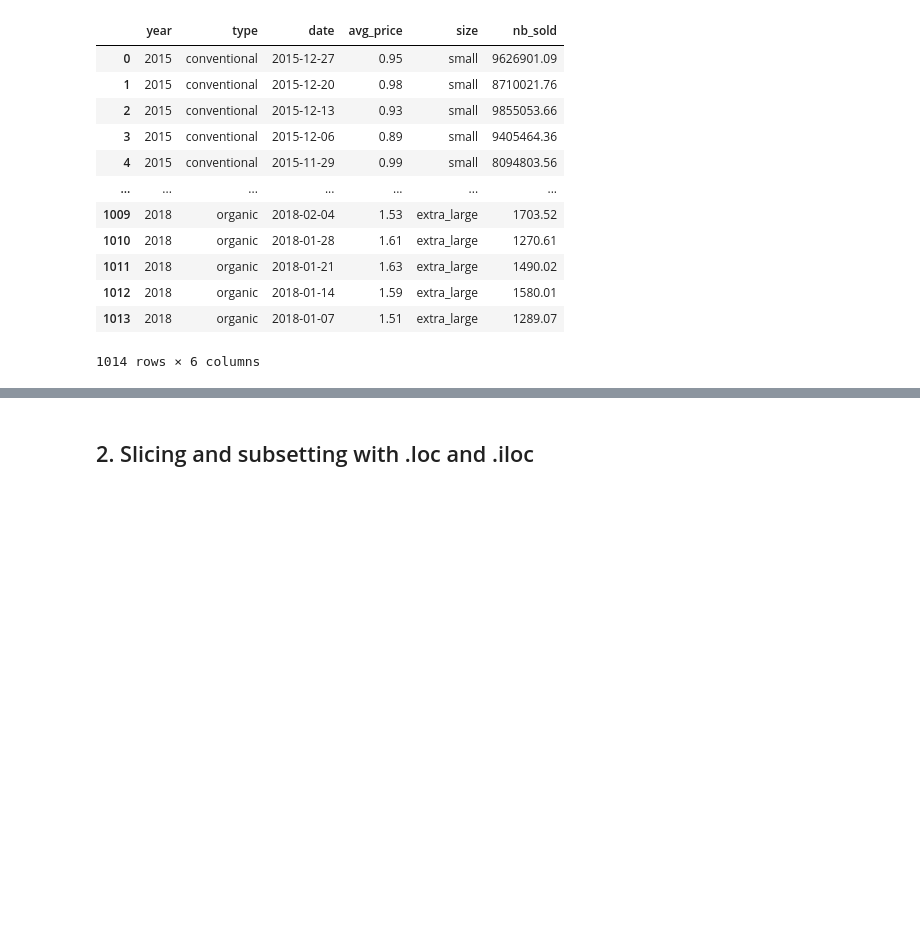
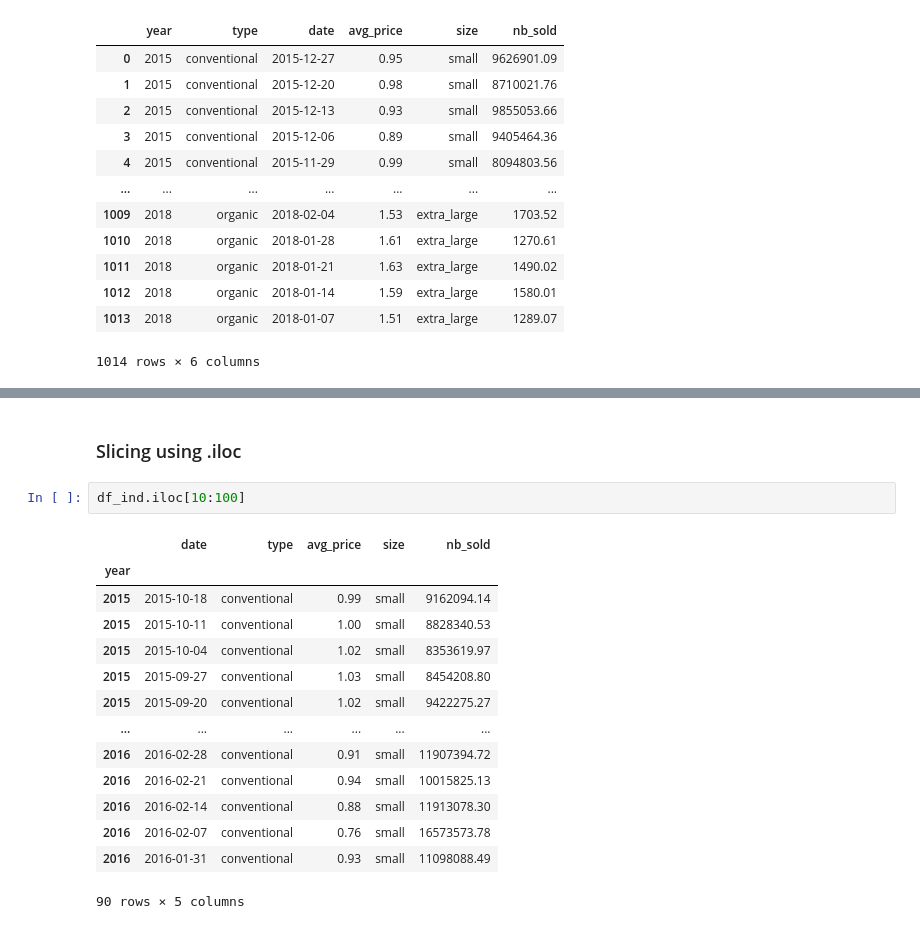
Before and after one commit to Haseeb1604/Data-Analytics-Python, a Jupyter notebook: Data Manipulation using pandas.ipynb, the cells around one changed output, grey strips where cells are left out. Cells and saved outputs as stored; diff of their text form; blank space fills up the shorter version.

```diff
--- a/Data Manipulation using pandas.ipynb
+++ b/Data Manipulation using pandas.ipynb
@@ -223,2 +294,19 @@ df_ind2.reset_index()
 # %% [markdown]
-## 2. Slicing and subsetting with .loc and .iloc
+### Slicing using .iloc
+# %%
+df_ind.iloc[10:100]
+# %% [output]
+|  | date | type | avg_price | size | nb_sold |
+| year |  |  |  |  |  |
+| 2015 | 2015-10-18 | conventional | 0.99 | small | 9162094.14 |
+| 2015 | 2015-10-11 | conventional | 1.00 | small | 8828340.53 |
+| 2015 | 2015-10-04 | conventional | 1.02 | small | 8353619.97 |
+| 2015 | 2015-09-27 | conventional | 1.03 | small | 8454208.80 |
+| 2015 | 2015-09-20 | conventional | 1.02 | small | 9422275.27 |
+| ... | ... | ... | ... | ... | ... |
+| 2016 | 2016-02-28 | conventional | 0.91 | small | 11907394.72 |
+| 2016 | 2016-02-21 | conventional | 0.94 | small | 10015825.13 |
+| 2016 | 2016-02-14 | conventional | 0.88 | small | 11913078.30 |
+| 2016 | 2016-02-07 | conventional | 0.76 | small | 16573573.78 |
+| 2016 | 2016-01-31 | conventional | 0.93 | small | 11098088.49 |
+90 rows × 5 columns
```
Also changed, not shown: parts of 8 cells of this notebook.
